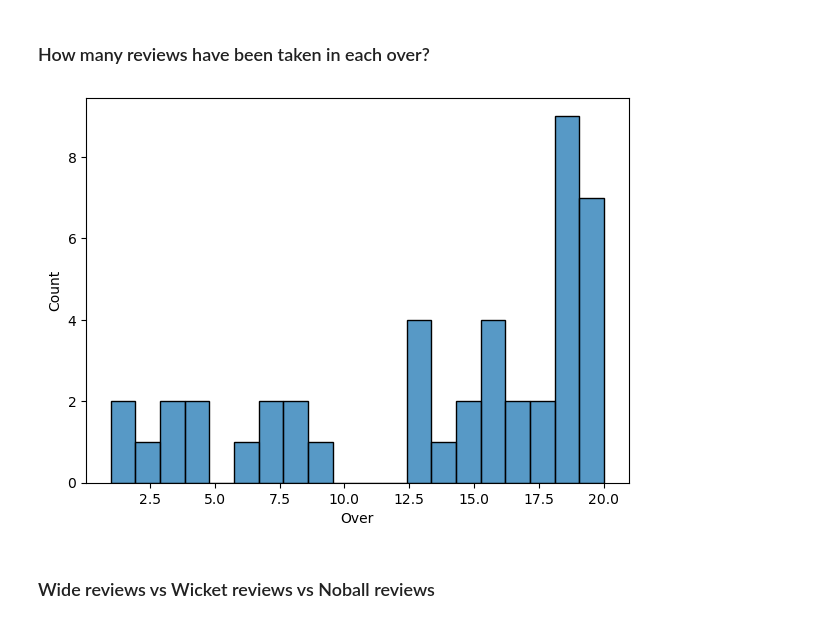
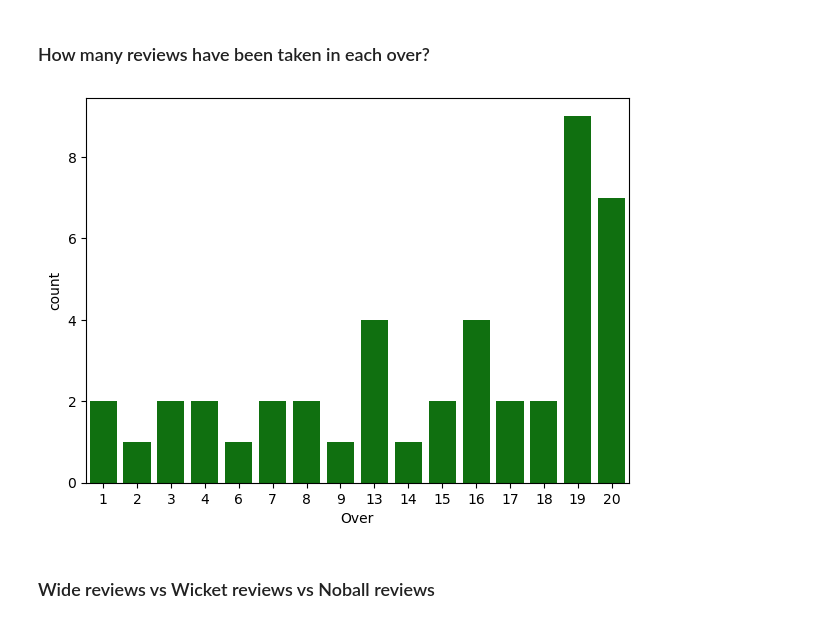
Before and after one commit to uhvardhan/Cricket-Project, a Jupyter notebook: Analysis.ipynb, the cells around one changed output. Drawn from its saved outputs; the diff is of its cells as text; code cells hidden in the pictures.

```diff
--- a/Analysis.ipynb
+++ b/Analysis.ipynb
@@ -54,11 +61,9 @@ plt.show()
 ### How many reviews have been taken in each over?
 # %%
 f = plt.figure(figsize=(7,5))
-ax = f.add_subplot(1,1,1)
-sns.histplot(data=drs_data, x="Over", bins=20, stat="count")
-plt.show()
+ax = sns.countplot(data=drs_data, x="Over", color="green")
 # %% [output]
-[figure, old version]
+[figure, new version]
 # %% [markdown]
 ### Wide reviews vs Wicket reviews vs Noball reviews
 # %%
```
Also changed, not shown: parts of 3 cells of this notebook, 1 other file.
